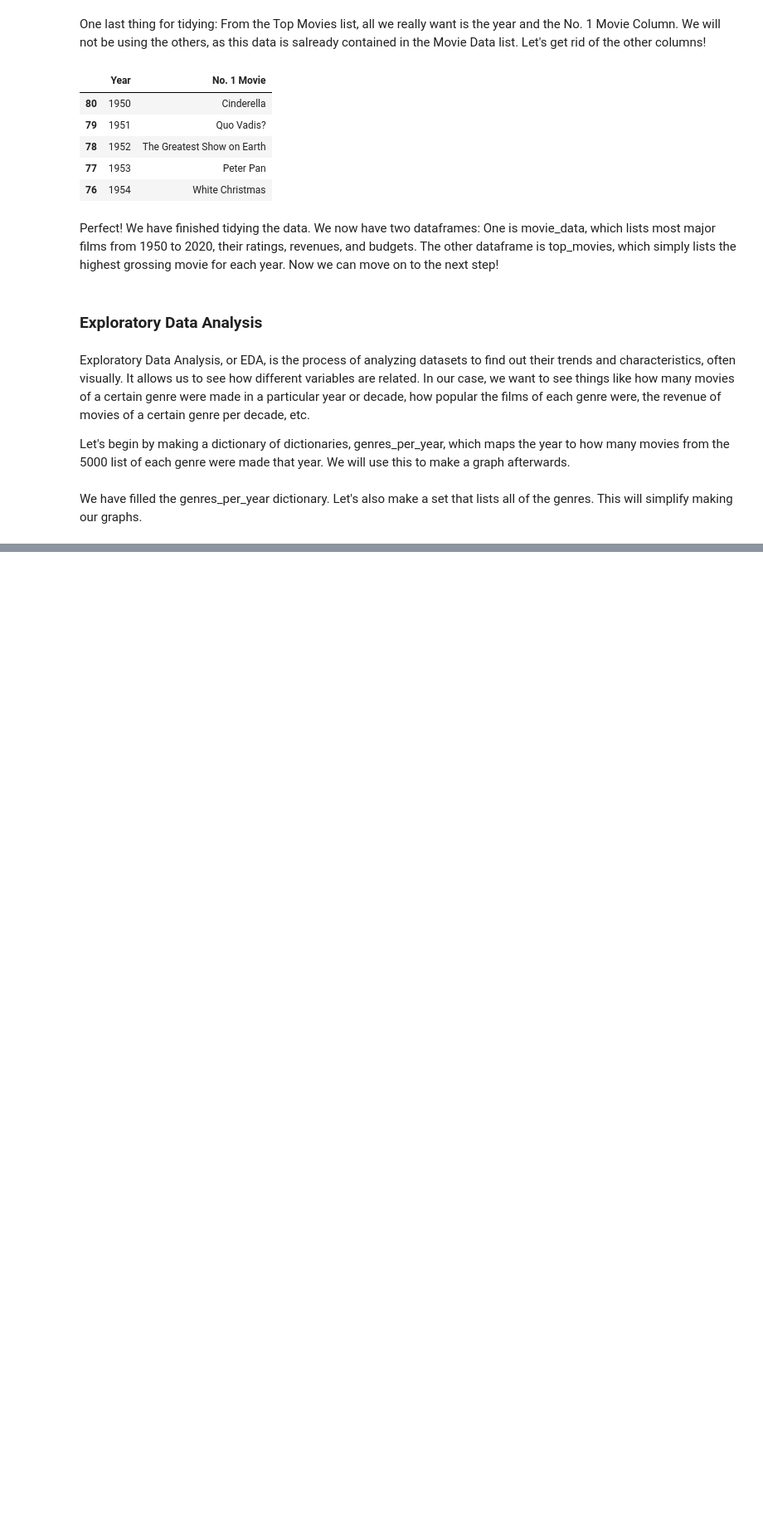
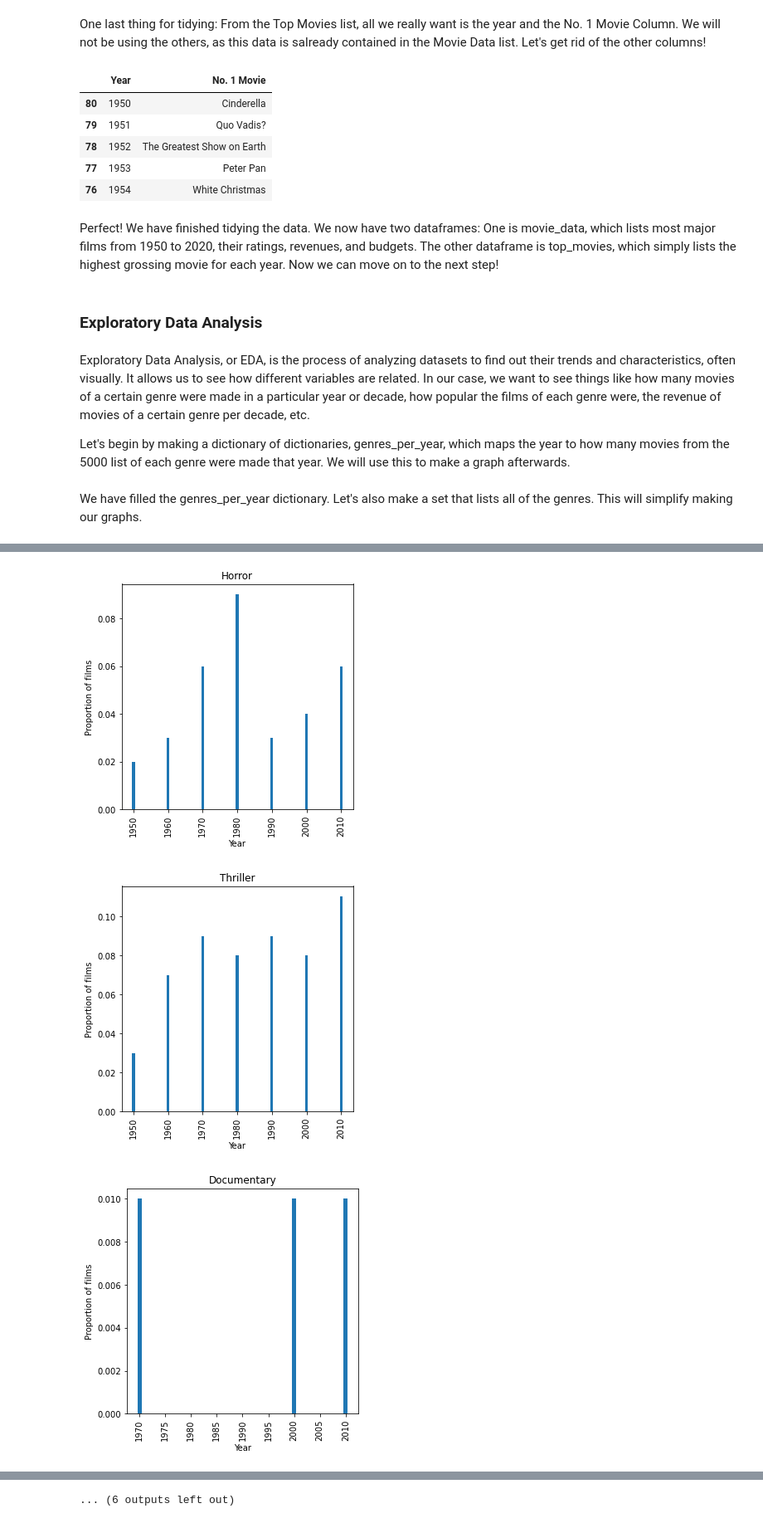
Before and after one commit to a2kovalev/320tutorial, a Jupyter notebook: final-alexander_kovalev.ipynb, the cells around one changed output, grey strips where cells are left out. Shown at 83% size. Saved outputs shown, nothing was run; the diff lists cells and outputs as text; code cells hidden in the pictures; blank space fills up the shorter version.

```diff
--- a/final-alexander_kovalev.ipynb
+++ b/final-alexander_kovalev.ipynb
@@ -215,0 +312,20 @@ for gen in genre_set:
+# %%
+for gen in genre_set:
+    decs = []
+    props = []
+    for dec, stats in genre_proportions.items():
+        for gen2, count in stats.items():
+            if gen == gen2:
+                props.append(count)
+                decs.append(dec)
+    plt.figure(figsize=(5, 5))
+    plt.bar(decs, props)
+    plt.title(gen)
+    plt.ylabel("Proportion of films")
+    plt.xlabel("Year")
+    plt.xticks(rotation=90)
+    plt.show()
+# %% [output]
+[figure, added]
+[figure, added]
+[figure, added]
@@ -215,0 +341 @@ for gen in genre_set:
+... (6 outputs left out)
```
Also changed, not shown: parts of 14 cells of this notebook.
